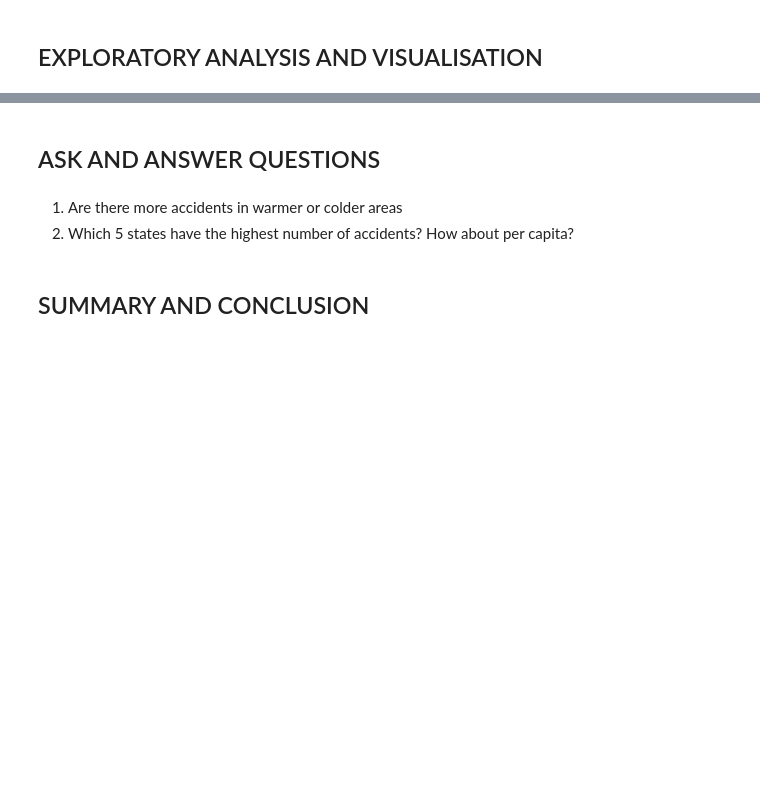
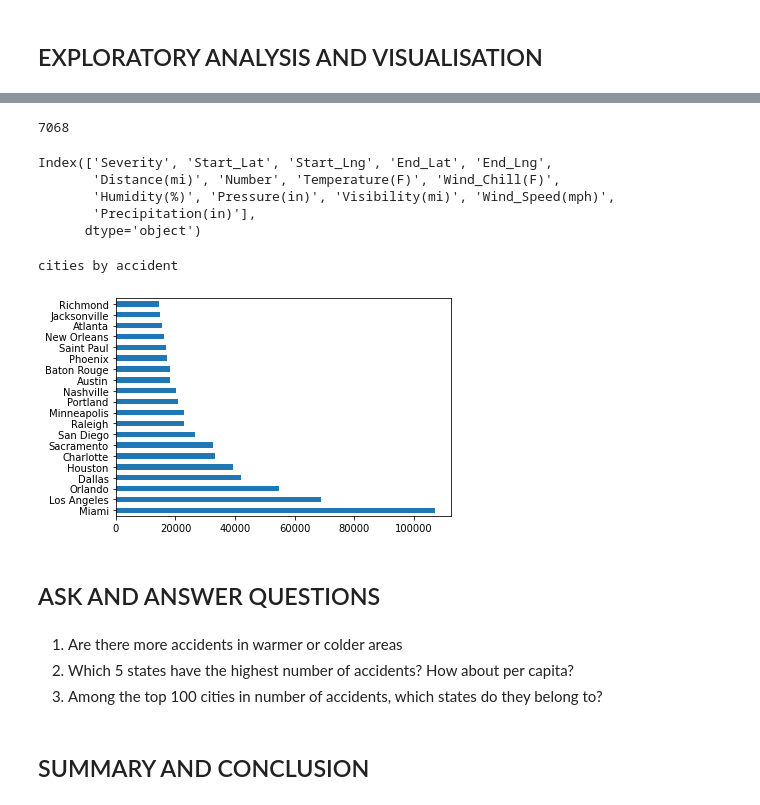
Before and after one commit to pvanand07/Projects, a Jupyter notebook: us-accidents-eda-project.ipynb, the cells around one changed output, grey strips where cells are left out. Drawn from its saved outputs; the diff is of its cells as text; code cells hidden in the pictures; blank space fills up the shorter version.

Commit message:
Kaggle Notebook | US_accidents_EDA_Project | Version 4

```diff
--- a/us-accidents-eda-project.ipynb
+++ b/us-accidents-eda-project.ipynb
@@ -180,0 +192,5 @@ non_zero_perc_null_values.round().plot(kind = 'barh')
+# %%
+cities = df.City.unique()
+print('Total number of cities: ',len(cities))
+cities_by_accident = df.City.value_counts()
+cities_by_accident
@@ -181,7 +211,27 @@ non_zero_perc_null_values.round().plot(kind = 'barh')
+# %%
+'New York' in cities
+cities_by_accident.loc['New York']
+# %% [output]
+7068
+# %%
+numeric_df.columns
+# %% [output]
+Index(['Severity', 'Start_Lat', 'Start_Lng', 'End_Lat', 'End_Lng',
+       'Distance(mi)', 'Number', 'Temperature(F)', 'Wind_Chill(F)',
+       'Humidity(%)', 'Pressure(in)', 'Visibility(mi)', 'Wind_Speed(mph)',
+       'Precipitation(in)'],
+      dtype='object')
+# %%
+print('cities by accident')
+cities_by_accident[:20].plot(kind = 'barh');
+# %% [output]
+cities by accident
+[figure, added]
 # %% [markdown]
 ## ASK AND ANSWER QUESTIONS
 # %% [markdown]
 1. Are there more accidents in warmer or colder areas
 2. Which 5 states have the highest number of accidents? How about per capita?
+3. Among the top 100 cities in number of accidents, which states do they belong to?
 # %% [markdown]
 ## SUMMARY AND CONCLUSION
```
Also changed, not shown: parts of 4 cells of this notebook.
